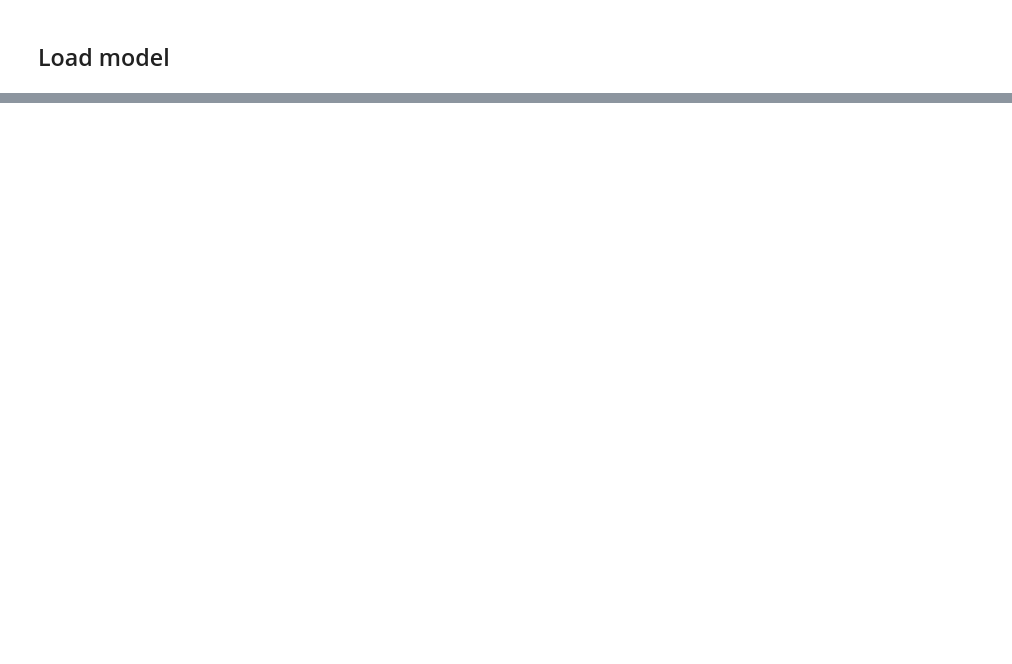
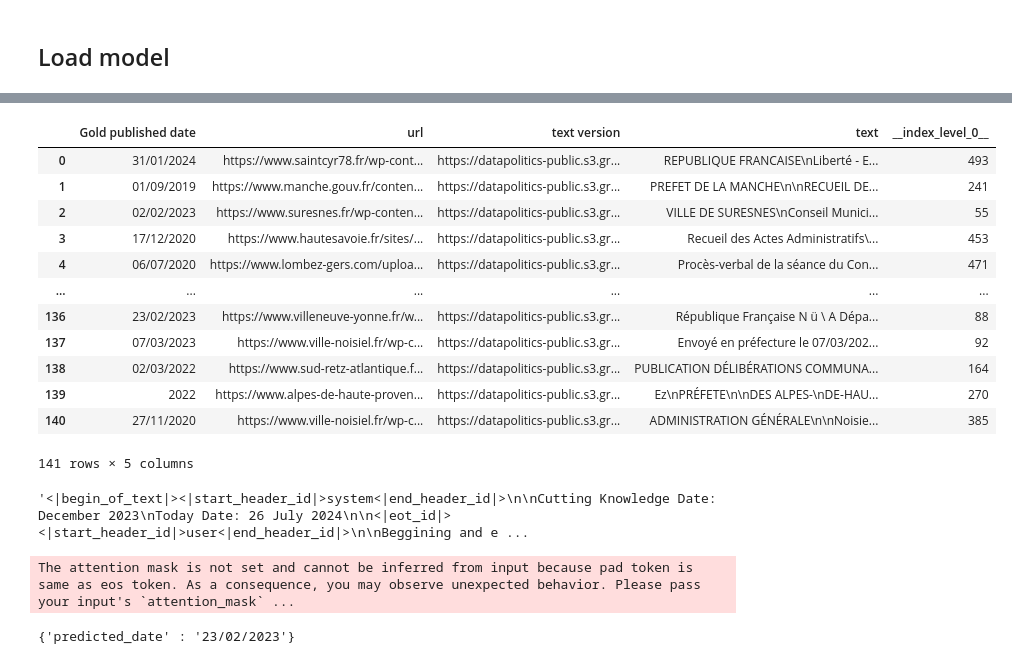
Before and after one commit to Alexanthos/publication-date-extractor, a Jupyter notebook: llama_finetune.ipynb, the cells around one changed output, grey strips where cells are left out. Drawn from its saved outputs; the diff is of its cells as text; code cells hidden in the pictures; blank space fills up the shorter version.

```diff
--- a/llama_finetune.ipynb
+++ b/llama_finetune.ipynb
@@ -41,0 +58,3 @@ DatasetDict({
+# %%
+dataset_train_test = DatasetDict.load_from_disk('unsloth_train_test_clean')
+# data_train = dataset_train_test['train']
@@ -130,0 +230,4 @@ df_hf.to_pickle('llamacpp_newlabels.pkl')
+# %%
+# df = pd.read_csv('dataset_text_url_with_text.csv')
+data_test = dataset_train_test['test']
+# data_test = data_test.map(lambda x : {'text': get_text_doc(x['text version'])})
@@ -130,0 +279,32 @@ df_hf.to_pickle('llamacpp_newlabels.pkl')
+# %%
+df_test
+# %% [output]
+|  | Gold published date | url | text version | text | __index_level_0__ |
+| 0 | 31/01/2024 | https://www.saintcyr78.fr/wp-cont... | https://datapolitics-public.s3.gr... | REPUBLIQUE FRANCAISE\nLiberté - E... | 493 |
+| 1 | 01/09/2019 | https://www.manche.gouv.fr/conten... | https://datapolitics-public.s3.gr... | PREFET DE LA MANCHE\n\nRECUEIL DE... | 241 |
+| 2 | 02/02/2023 | https://www.suresnes.fr/wp-conten... | https://datapolitics-public.s3.gr... | VILLE DE SURESNES\nConseil Munici... | 55 |
+| 3 | 17/12/2020 | https://www.hautesavoie.fr/sites/... | https://datapolitics-public.s3.gr... | Recueil des Actes Administratifs\... | 453 |
+| 4 | 06/07/2020 | https://www.lombez-gers.com/uploa... | https://datapolitics-public.s3.gr... | Procès-verbal de la séance du Con... | 471 |
+| ... | ... | ... | ... | ... | ... |
+| 136 | 23/02/2023 | https://www.villeneuve-yonne.fr/w... | https://datapolitics-public.s3.gr... | République Française N ü \ A Dépa... | 88 |
+| 137 | 07/03/2023 | https://www.ville-noisiel.fr/wp-c... | https://datapolitics-public.s3.gr... | Envoyé en préfecture le 07/03/202... | 92 |
+| 138 | 02/03/2022 | https://www.sud-retz-atlantique.f... | https://datapolitics-public.s3.gr... | PUBLICATION DÉLIBÉRATIONS COMMUNA... | 164 |
+| 139 | 2022 | https://www.alpes-de-haute-proven... | https://datapolitics-public.s3.gr... | Ez\nPRÉFETE\n\nDES ALPES-\nDE-HAU... | 270 |
+| 140 | 27/11/2020 | https://www.ville-noisiel.fr/wp-c... | https://datapolitics-public.s3.gr... | ADMINISTRATION GÉNÉRALE\n\nNoisie... | 385 |
+141 rows × 5 columns
+# %%
+msg = format_question(df_test.loc[0,'text'])
+
+tokenizer.apply_chat_template(
+        msg,
+        tokenize = False,
+        add_generation_prompt = True,
+        # return_tensors = "pt",
+    )
+# %% [output]
+'<|begin_of_text|><|start_header_id|>system<|end_header_id|>\n\nCutting Knowledge Date: December 2023\nToday Date: 26 July 2024\n\n<|eot_id|><|start_header_id|>user<|end_header_id|>\n\nBeggining and e ...
+# %%
+print(predict_date(format_question(df_test.loc[136,'text'])))
+# %% [output]
+The attention mask is not set and cannot be inferred from input because pad token is same as eos token. As a consequence, you may observe unexpected behavior. Please pass your input's `attention_mask` ...
+{'predicted_date' : '23/02/2023'}
```
Also changed, not shown: parts of 49 cells of this notebook.
